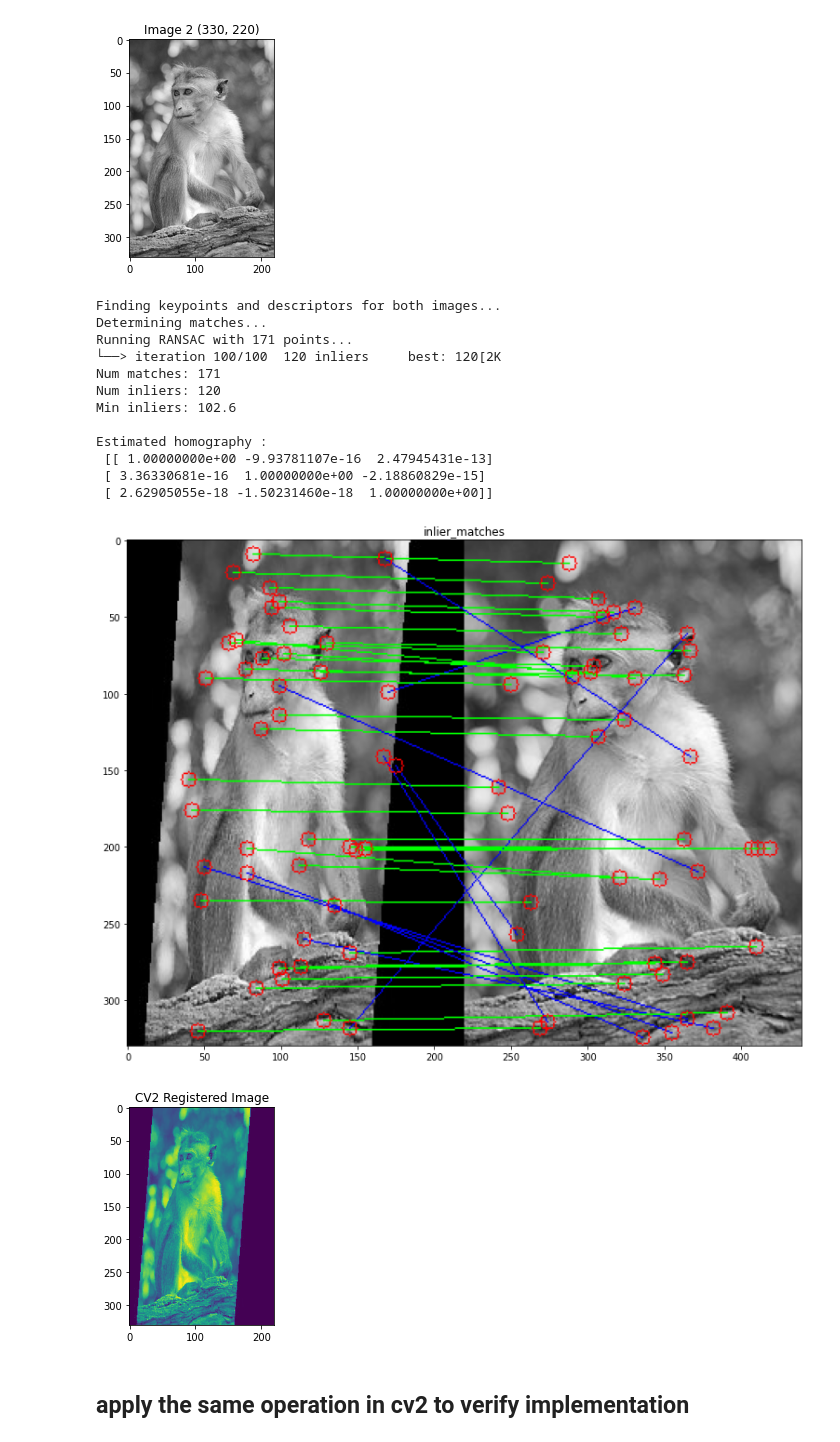
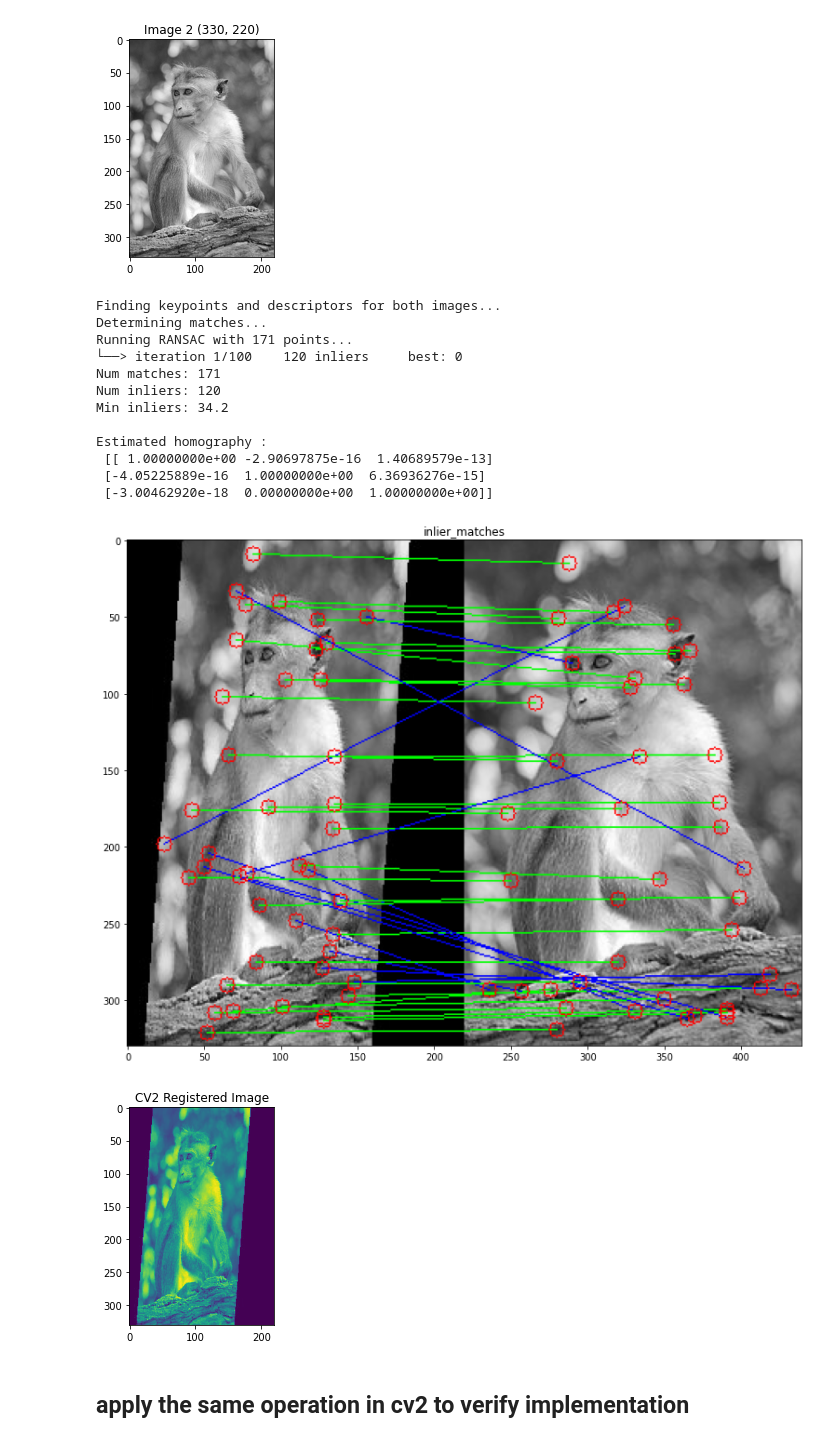
Before and after one commit to melihozaydin/MSc_Projects, a Jupyter notebook: BM5113 - Bilgisayarla Görme/hw3/3.1.ipynb, the cells around one changed output. Cells and saved outputs as stored; diff of their text form; code cells hidden in the pictures.

```diff
--- a/BM5113 - Bilgisayarla Görme/hw3/3.1.ipynb
+++ b/BM5113 - Bilgisayarla Görme/hw3/3.1.ipynb
@@ -167,7 +167,7 @@ def RANSAC(point_map, n=4, threshold=0.8, num_iters=100, verbose=True):
         if len(inliers) > len(bestInliers):
             bestInliers = inliers
             homography = H
-            #if len(bestInliers) > (len(point_map) * threshold): break
+            if len(bestInliers) > (len(point_map) * threshold): break
 
     if verbose:
         print(f'\nNum matches: {len(point_map)}')
@@ -177,35 +177,35 @@ def RANSAC(point_map, n=4, threshold=0.8, num_iters=100, verbose=True):
     return homography, bestInliers
 # %%
 point_map = createPointMap(img1, img2, merge_keypoints=True)
-homography, inliers = RANSAC(point_map, n=20, threshold=0.6, num_iters=100, verbose=True)
+homography, inliers = RANSAC(point_map, n=20, threshold=0.2, num_iters=100, verbose=True)
 
 print("\nEstimated homography : \n",  homography)
 
 plt.figure(figsize=(20, 10))
 plt.imshow(drawMatches(img1, img2, point_map, inliers, max_points=50))
 plt.title('inlier_matches')
 plt.show()
 
 height, width = img2.shape
 im1Reg = cv2.warpPerspective(img1, homography, (width, height))
 
 plt.imshow(im1Reg)
 plt.title('CV2 Registered Image')
 plt.show()
 # %% [output]
 Finding keypoints and descriptors for both images...
 Determining matches...
 Running RANSAC with 171 points...
-└──> iteration 100/100  120 inliers     best: 120[2K
+└──> iteration 1/100    120 inliers     best: 0
 Num matches: 171
 Num inliers: 120
-Min inliers: 102.6
+Min inliers: 34.2
 
 Estimated homography :
- [[ 1.00000000e+00 -9.93781107e-16  2.47945431e-13]
- [ 3.36330681e-16  1.00000000e+00 -2.18860829e-15]
- [ 2.62905055e-18 -1.50231460e-18  1.00000000e+00]]
+ [[ 1.00000000e+00 -2.90697875e-16  1.40689579e-13]
+ [-4.05225889e-16  1.00000000e+00  6.36936276e-15]
+ [-3.00462920e-18  0.00000000e+00  1.00000000e+00]]
-[figure, old version]
+[figure, new version]
 [figure]
 # %% [markdown]
 ## apply the same operation in cv2 to verify implementation
```
